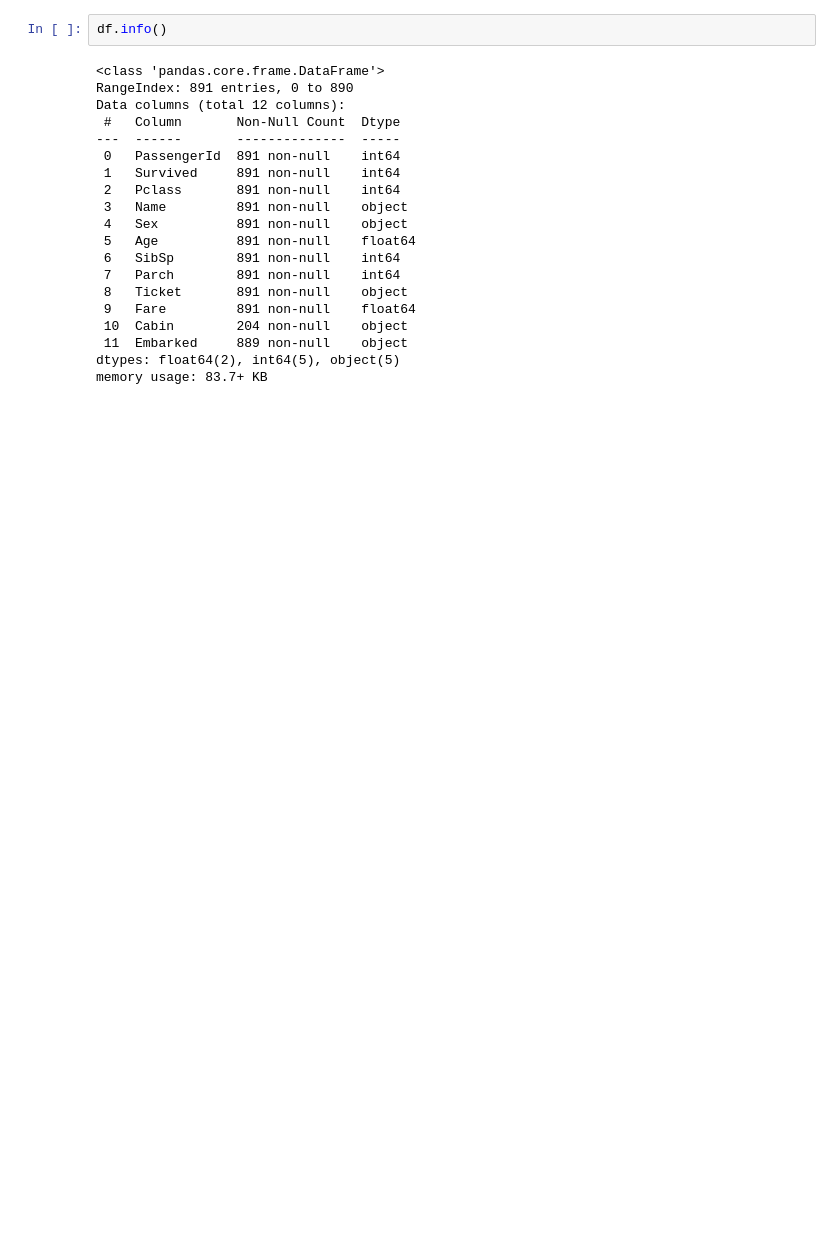
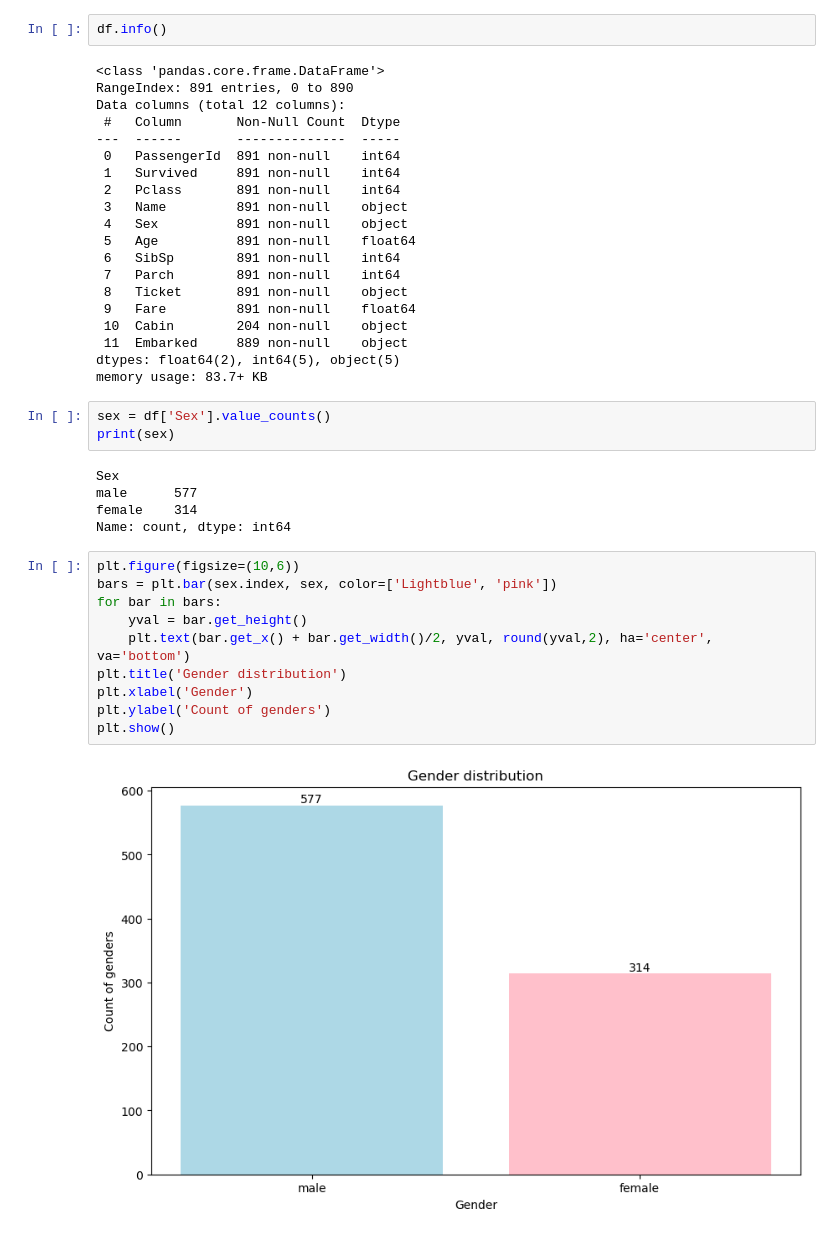
Before and after one commit to ahmadkamrans/titanic-dataset-analysis, a Jupyter notebook: dataAnalysis.ipynb, the cells around one changed output. Drawn from its saved outputs; the diff is of its cells as text; blank space fills up the shorter version.

```diff
--- a/dataAnalysis.ipynb
+++ b/dataAnalysis.ipynb
@@ -213,3 +215,23 @@ Data columns (total 12 columns):
  11  Embarked     889 non-null    object
 dtypes: float64(2), int64(5), object(5)
 memory usage: 83.7+ KB
+# %%
+sex = df['Sex'].value_counts()
+print(sex)
+# %% [output]
+Sex
+male      577
+female    314
+Name: count, dtype: int64
+# %%
+plt.figure(figsize=(10,6))
+bars = plt.bar(sex.index, sex, color=['Lightblue', 'pink'])
+for bar in bars:
+    yval = bar.get_height()
+    plt.text(bar.get_x() + bar.get_width()/2, yval, round(yval,2), ha='center', va='bottom')
+plt.title('Gender distribution')
+plt.xlabel('Gender')
+plt.ylabel('Count of genders')
+plt.show()
+# %% [output]
+[figure, added]
```
Also changed, not shown: parts of 11 cells of this notebook.
